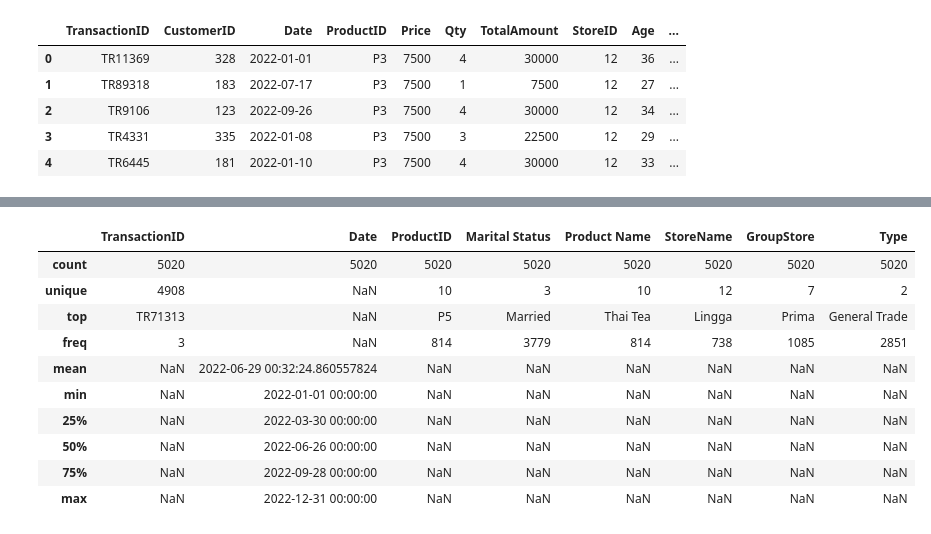
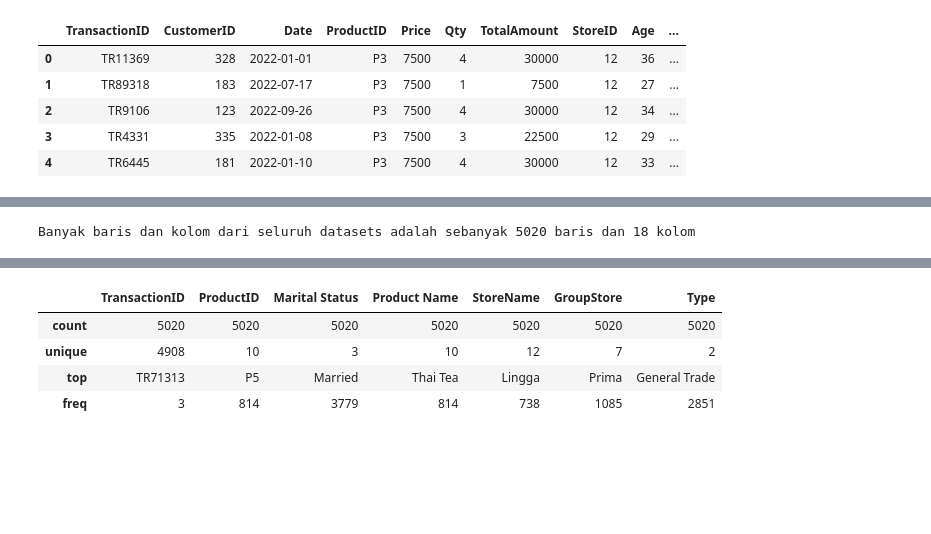
Before and after one commit to Faridwm/PBI_Rakamin-X-Kalbe_Data-Scientist, a Jupyter notebook: PBI ML.ipynb, the cells around one changed output, grey strips where cells are left out. Drawn from its saved outputs; the diff is of its cells as text; code cells hidden in the pictures; blank space fills up the shorter version.

```diff
--- a/PBI ML.ipynb
+++ b/PBI ML.ipynb
@@ -281,3 +263,7 @@ memory usage: 706.1+ KB
+# %%
+print("Banyak baris dan kolom dari seluruh datasets adalah sebanyak {} baris dan {} kolom".format(df_all.shape[0], df_all.shape[1]))
+# %% [output]
+Banyak baris dan kolom dari seluruh datasets adalah sebanyak 5020 baris dan 18 kolom
 # %%
 df_all.describe(include='number')
 # %% [output]
@@ -291,16 +277,10 @@ df_all.describe(include='number')
 | 75% | 332.000000 | 15000.000000 | 5.000000 | 47000.000000 | 11.000000 | 51.000000 | 1.000000 | 10.780000 | 0.533505 | 114.590111 |
 | max | 447.000000 | 18000.000000 | 10.000000 | 88000.000000 | 14.000000 | 72.000000 | 1.000000 | 71.300000 | 5.548290 | 128.190643 |
 # %%
-df_all.describe(exclude='number')
+df_all.describe(include='object')
 # %% [output]
-|  | TransactionID | Date | ProductID | Marital Status | Product Name | StoreName | GroupStore | Type |
-| count | 5020 | 5020 | 5020 | 5020 | 5020 | 5020 | 5020 | 5020 |
-| unique | 4908 | NaN | 10 | 3 | 10 | 12 | 7 | 2 |
-| top | TR71313 | NaN | P5 | Married | Thai Tea | Lingga | Prima | General Trade |
-| freq | 3 | NaN | 814 | 3779 | 814 | 738 | 1085 | 2851 |
-| mean | NaN | 2022-06-29 00:32:24.860557824 | NaN | NaN | NaN | NaN | NaN | NaN |
-| min | NaN | 2022-01-01 00:00:00 | NaN | NaN | NaN | NaN | NaN | NaN |
-| 25% | NaN | 2022-03-30 00:00:00 | NaN | NaN | NaN | NaN | NaN | NaN |
-| 50% | NaN | 2022-06-26 00:00:00 | NaN | NaN | NaN | NaN | NaN | NaN |
-| 75% | NaN | 2022-09-28 00:00:00 | NaN | NaN | NaN | NaN | NaN | NaN |
-| max | NaN | 2022-12-31 00:00:00 | NaN | NaN | NaN | NaN | NaN | NaN |
+|  | TransactionID | ProductID | Marital Status | Product Name | StoreName | GroupStore | Type |
+| count | 5020 | 5020 | 5020 | 5020 | 5020 | 5020 | 5020 |
+| unique | 4908 | 10 | 3 | 10 | 12 | 7 | 2 |
+| top | TR71313 | P5 | Married | Thai Tea | Lingga | Prima | General Trade |
+| freq | 3 | 814 | 3779 | 814 | 738 | 1085 | 2851 |
```
Also changed, not shown: parts of 14 cells of this notebook.
